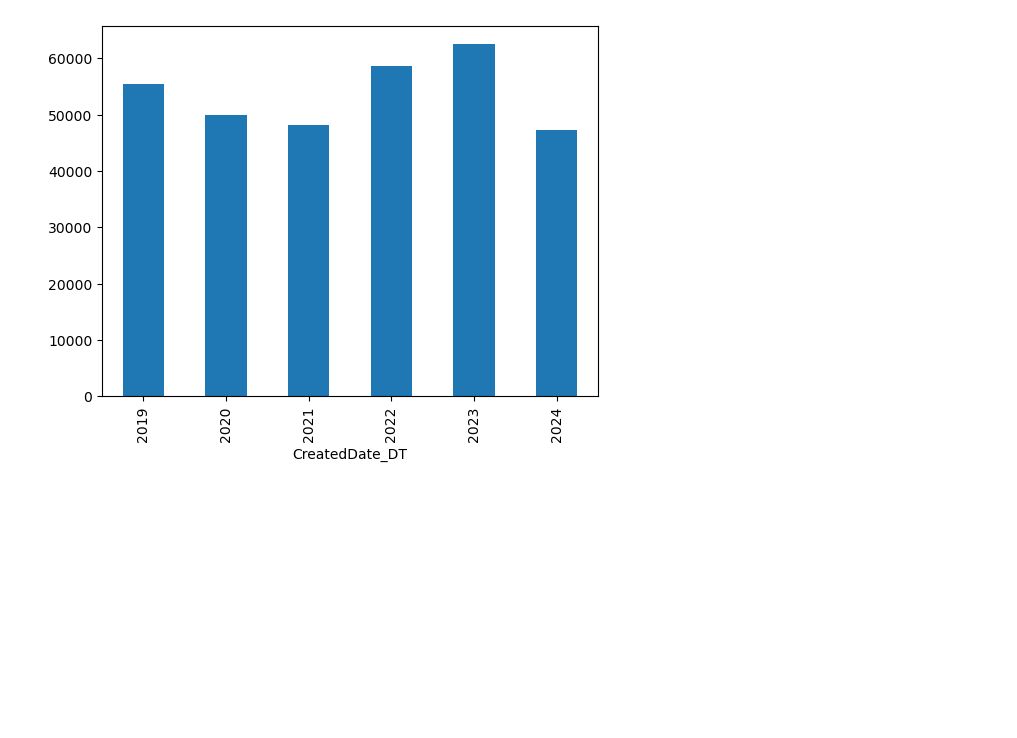
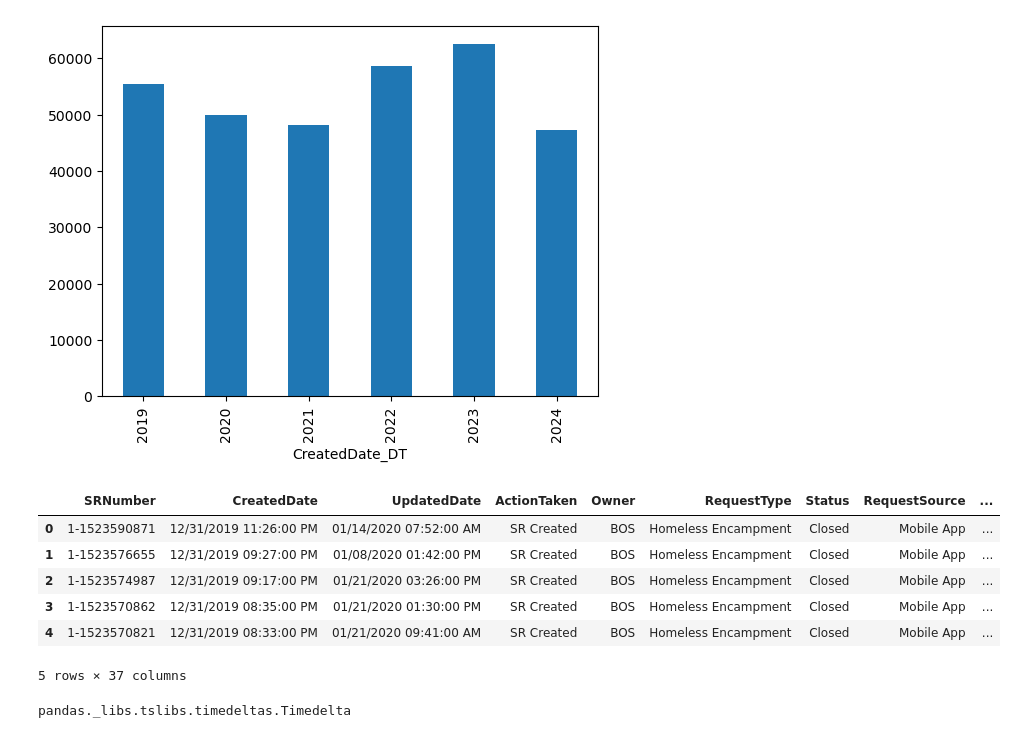
Before and after one commit to aeaiu/usable_ai_project, a Jupyter notebook: Notebooks/1_eda.ipynb, the cells around one changed output. Drawn from its saved outputs; the diff is of its cells as text; code cells hidden in the pictures; blank space fills up the shorter version.

```diff
--- a/Notebooks/1_eda.ipynb
+++ b/Notebooks/1_eda.ipynb
@@ -212,0 +231,14 @@ df['CreatedDate_DT'].dt.year.value_counts().sort_index().plot.bar()
+# %%
+df.head()
+# %% [output]
+|  | SRNumber | CreatedDate | UpdatedDate | ActionTaken | Owner | RequestType | Status | RequestSource | ... |
+| 0 | 1-1523590871 | 12/31/2019 11:26:00 PM | 01/14/2020 07:52:00 AM | SR Created | BOS | Homeless Encampment | Closed | Mobile App | ... |
+| 1 | 1-1523576655 | 12/31/2019 09:27:00 PM | 01/08/2020 01:42:00 PM | SR Created | BOS | Homeless Encampment | Closed | Mobile App | ... |
+| 2 | 1-1523574987 | 12/31/2019 09:17:00 PM | 01/21/2020 03:26:00 PM | SR Created | BOS | Homeless Encampment | Closed | Mobile App | ... |
+| 3 | 1-1523570862 | 12/31/2019 08:35:00 PM | 01/21/2020 01:30:00 PM | SR Created | BOS | Homeless Encampment | Closed | Mobile App | ... |
+| 4 | 1-1523570821 | 12/31/2019 08:33:00 PM | 01/21/2020 09:41:00 AM | SR Created | BOS | Homeless Encampment | Closed | Mobile App | ... |
+5 rows × 37 columns
+# %%
+type(df["close_time"][0] )
+# %% [output]
+pandas._libs.tslibs.timedeltas.Timedelta
```
Also changed, not shown: parts of 16 cells of this notebook, 2 other files.
